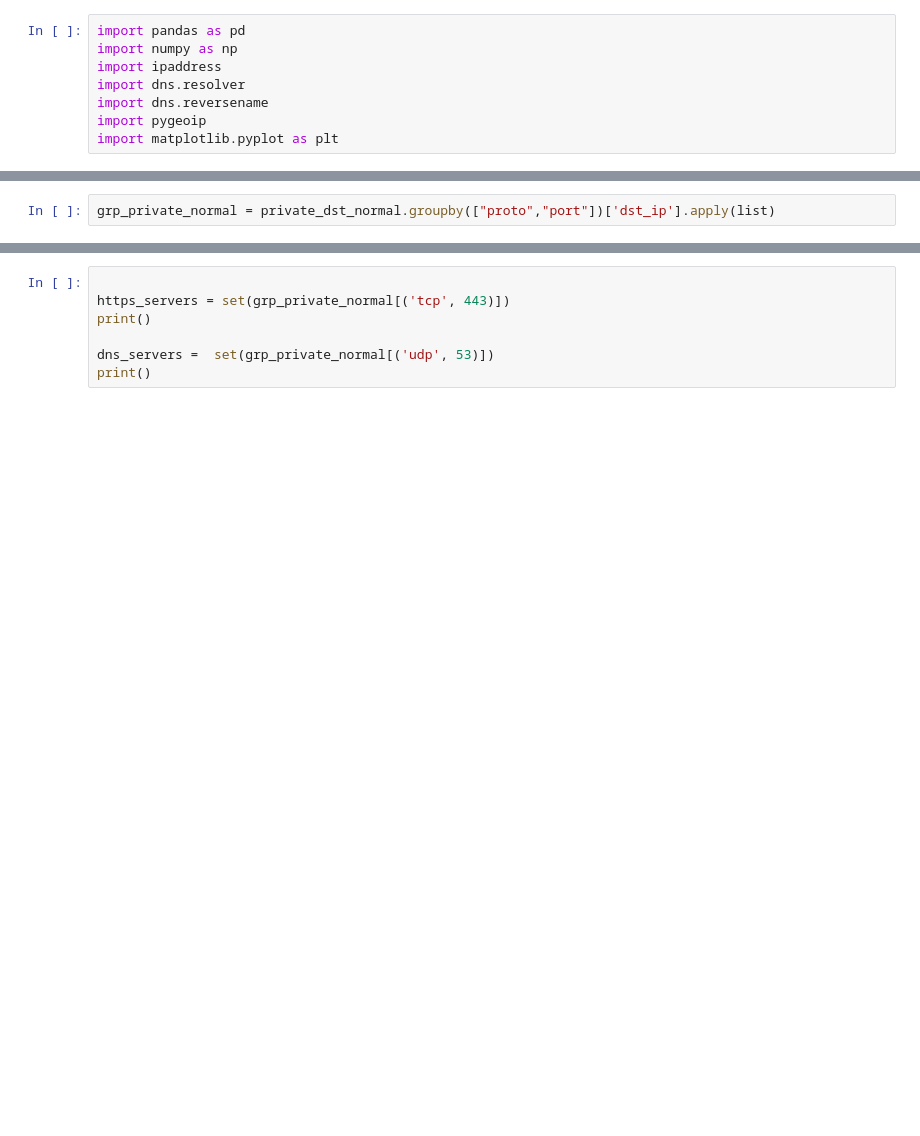
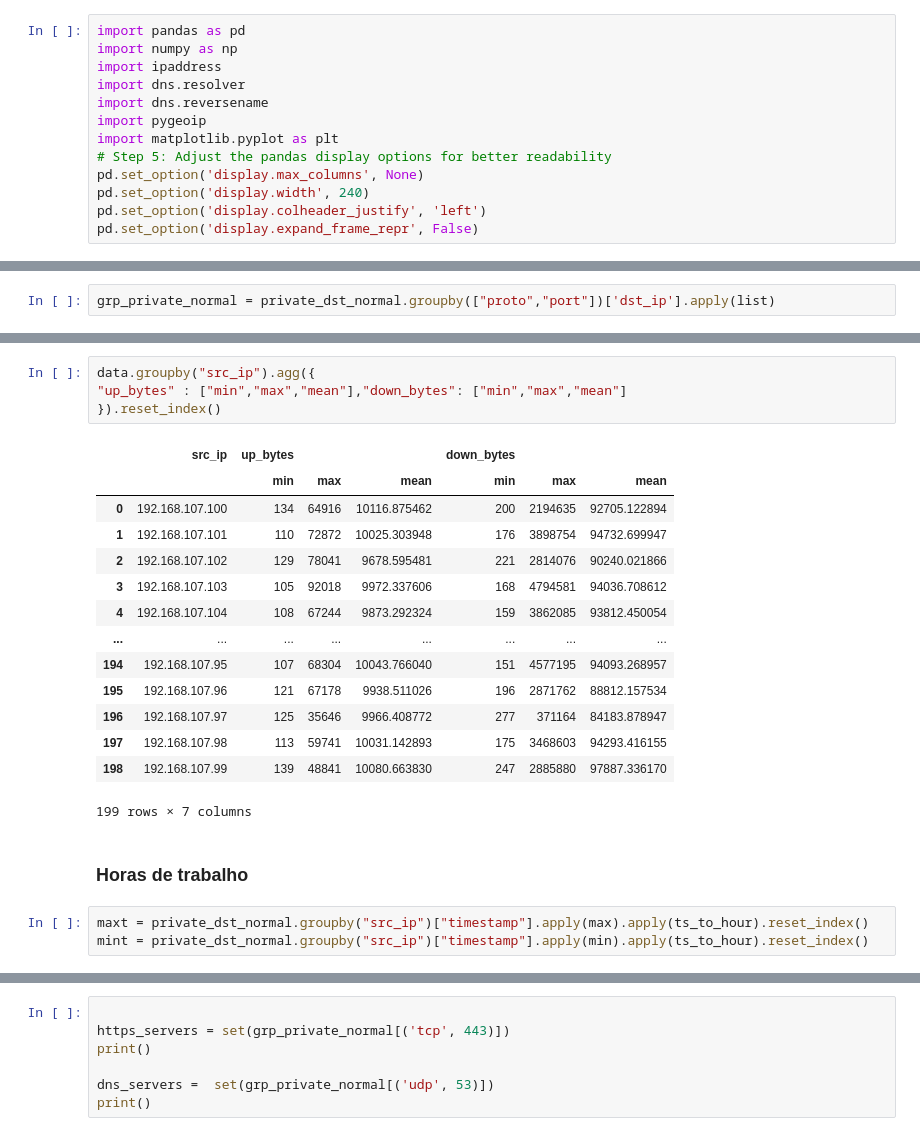
Before and after one commit to Pedro-Lopes-Frisson/srcp2, a Jupyter notebook: DataNormal.ipynb, the cells around one changed output, grey strips where cells are left out. Saved outputs shown, nothing was run; the diff lists cells and outputs as text; blank space fills up the shorter version.

```diff
--- a/DataNormal.ipynb
+++ b/DataNormal.ipynb
@@ -8,3 +8,8 @@ import dns.resolver
 import dns.reversename
 import pygeoip
 import matplotlib.pyplot as plt
+# Step 5: Adjust the pandas display options for better readability
+pd.set_option('display.max_columns', None)
+pd.set_option('display.width', 240)
+pd.set_option('display.colheader_justify', 'left')
+pd.set_option('display.expand_frame_repr', False)
@@ -48,0 +130,24 @@ grp_private_normal = private_dst_normal.groupby(["proto","port"])['dst_ip'].appl
+# %%
+data.groupby("src_ip").agg({
+"up_bytes" : ["min","max","mean"],"down_bytes": ["min","max","mean"]
+}).reset_index()
+# %% [output]
+|  | src_ip | up_bytes |  |  | down_bytes |  |  |
+|  |  | min | max | mean | min | max | mean |
+| 0 | 192.168.107.100 | 134 | 64916 | 10116.875462 | 200 | 2194635 | 92705.122894 |
+| 1 | 192.168.107.101 | 110 | 72872 | 10025.303948 | 176 | 3898754 | 94732.699947 |
+| 2 | 192.168.107.102 | 129 | 78041 | 9678.595481 | 221 | 2814076 | 90240.021866 |
+| 3 | 192.168.107.103 | 105 | 92018 | 9972.337606 | 168 | 4794581 | 94036.708612 |
+| 4 | 192.168.107.104 | 108 | 67244 | 9873.292324 | 159 | 3862085 | 93812.450054 |
+| ... | ... | ... | ... | ... | ... | ... | ... |
+| 194 | 192.168.107.95 | 107 | 68304 | 10043.766040 | 151 | 4577195 | 94093.268957 |
+| 195 | 192.168.107.96 | 121 | 67178 | 9938.511026 | 196 | 2871762 | 88812.157534 |
+| 196 | 192.168.107.97 | 125 | 35646 | 9966.408772 | 277 | 371164 | 84183.878947 |
+| 197 | 192.168.107.98 | 113 | 59741 | 10031.142893 | 175 | 3468603 | 94293.416155 |
+| 198 | 192.168.107.99 | 139 | 48841 | 10080.663830 | 247 | 2885880 | 97887.336170 |
+199 rows × 7 columns
+# %% [markdown]
+### Horas de trabalho
+# %%
+maxt = private_dst_normal.groupby("src_ip")["timestamp"].apply(max).apply(ts_to_hour).reset_index()
+mint = private_dst_normal.groupby("src_ip")["timestamp"].apply(min).apply(ts_to_hour).reset_index()
```
Also changed, not shown: parts of 21 cells of this notebook, 6 other files.
